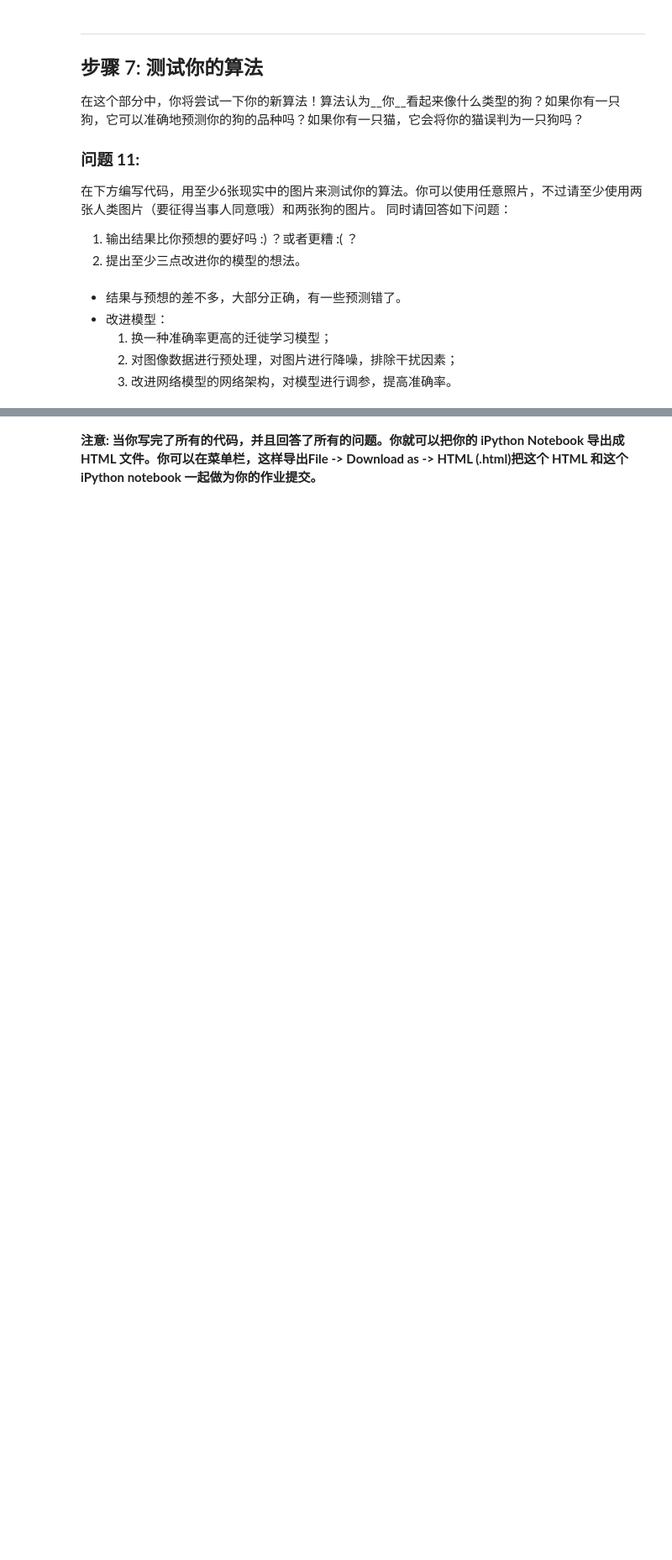
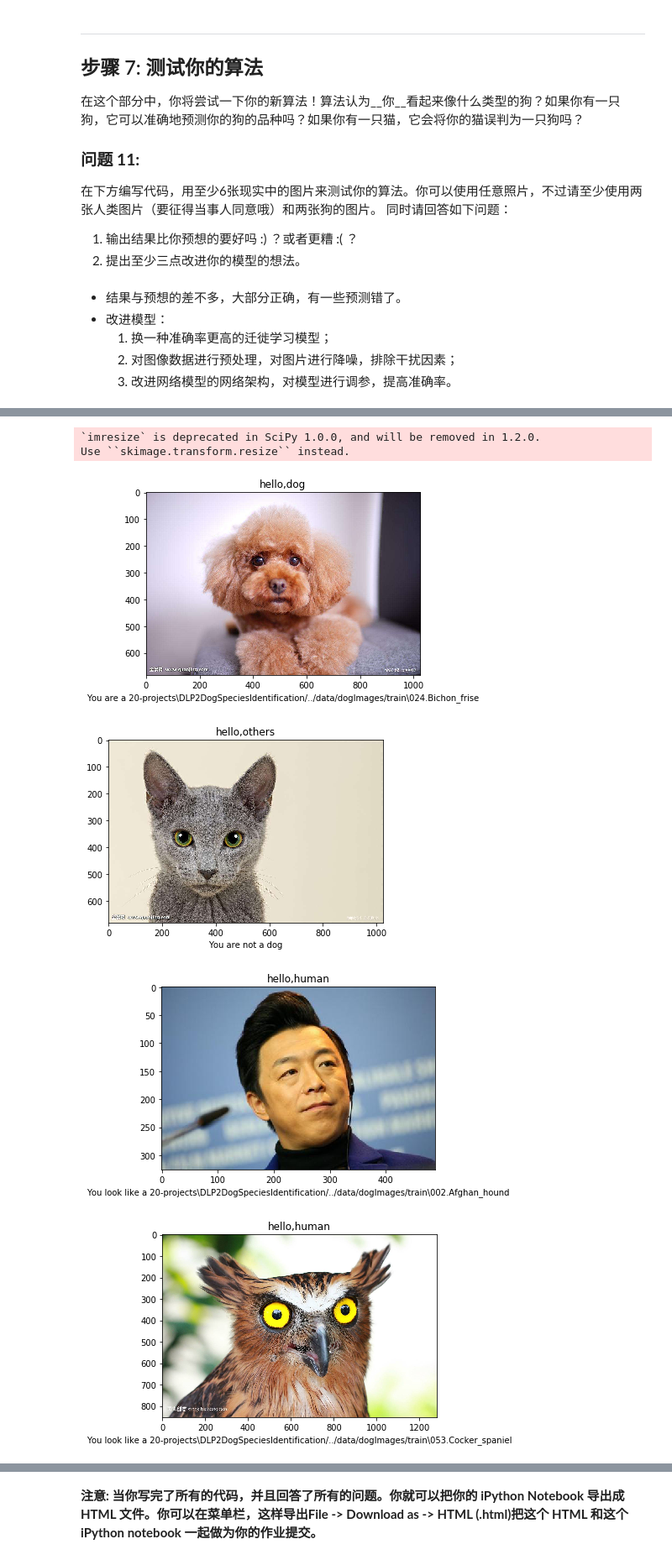
Before and after one commit to le773/ud120-projects, a Jupyter notebook: DLP2DogSpeciesIdentification/dog_app.ipynb, the cells around one changed output, grey strips where cells are left out. Shown at 84% size. Cells and saved outputs as stored; diff of their text form; code cells hidden in the pictures; blank space fills up the shorter version.

```diff
--- a/DLP2DogSpeciesIdentification/dog_app.ipynb
+++ b/DLP2DogSpeciesIdentification/dog_app.ipynb
@@ -486,7 +515,7 @@ print('Test accuracy: %.4f%%' % test_accuracy)
 # %% [markdown]
 ### 得到从图像中提取的特征向量（Bottleneck Features）
 # %%
-bottleneck_features = np.load('bottleneck_features/DogVGG16Data.npz')
+bottleneck_features = np.load(os.getcwd() + '/../data/bottleneck_features/DogVGG16Data.npz')
 train_VGG16 = bottleneck_features['train']
 valid_VGG16 = bottleneck_features['valid']
 test_VGG16 = bottleneck_features['test']
@@ -512,4 +553,4 @@ checkpointer = ModelCheckpoint(filepath='saved_models/weights.best.VGG16.hdf5',
 
 VGG16_model.fit(train_VGG16, train_targets,
           validation_data=(valid_VGG16, valid_targets),
-          epochs=20, batch_size=20, callbacks=[checkpointer], verbose=1)
+          epochs=4, batch_size=20, callbacks=[checkpointer], verbose=1)
@@ -570,7 +632,7 @@ def VGG16_predict_breed(img_path):
     test_{network} = bottleneck_features['test']
 # %%
 ### TODO: 从另一个预训练的CNN获取bottleneck特征
-bottleneck_features = np.load('bottleneck_features/DogInceptionV3Data.npz')
+bottleneck_features = np.load(os.getcwd() + '/../data/bottleneck_features/DogInceptionV3Data.npz')
 train_InceptionV3 = bottleneck_features['train']
 valid_InceptionV3 = bottleneck_features['valid']
 test_InceptionV3 = bottleneck_features['test']
@@ -767,7 +859,8 @@ def img_predict_breed(img_path):
 ## TODO: 在你的电脑上，在步骤6中，至少在6张图片上运行你的算法。
 ## 自由地使用所需的代码单元数吧
 # 加载数据集
-my_files, my_targets = load_dataset(os.getcwd() + '/../data/dog/test_img')
+my_files, my_targets = load_dataset('dogImages/test_img')
 #img_predict_breed(my_files[0])
 for temp in my_files:
     img_predict_breed(temp)
+# %% [output]
@@ -773,0 +868,6 @@ for temp in my_files:
+`imresize` is deprecated in SciPy 1.0.0, and will be removed in 1.2.0.
+Use ``skimage.transform.resize`` instead.
+[figure, added]
+[figure, added]
+[figure, added]
+[figure, added]
```
Also changed, not shown: parts of 10 cells of this notebook, 1 other file.
